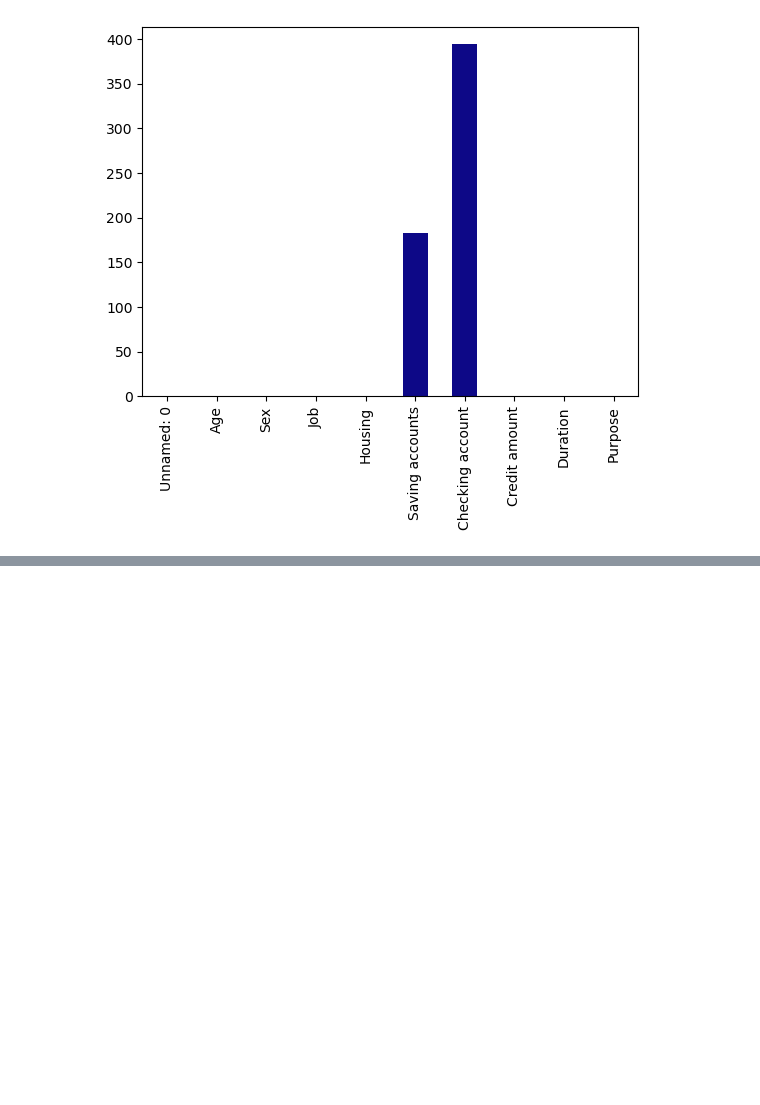
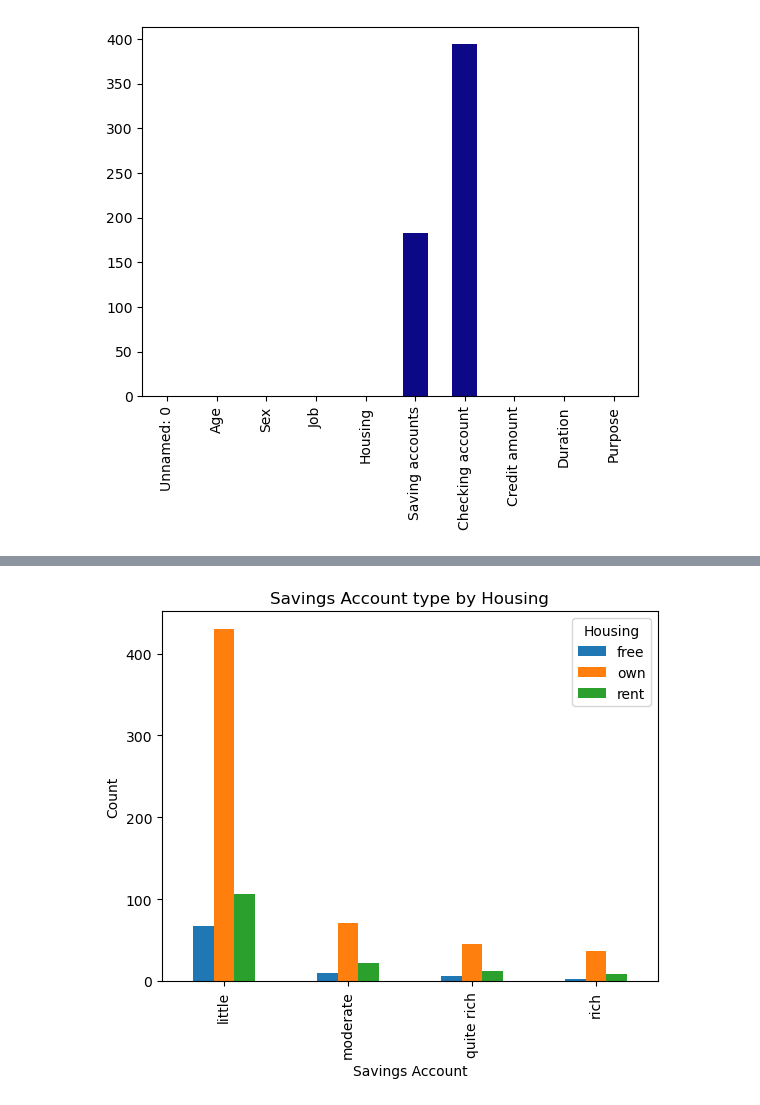
Before and after one commit to itsmearafik/Credit-Risk-Segmentation-Finance-, a Jupyter notebook: notebooks/app.ipynb, the cells around one changed output, grey strips where cells are left out. Saved outputs shown, nothing was run; the diff lists cells and outputs as text; code cells hidden in the pictures; blank space fills up the shorter version.

```diff
--- a/notebooks/app.ipynb
+++ b/notebooks/app.ipynb
@@ -101,0 +142,11 @@ sex_counts = german_eda
+# %%
+# saving account vs house
+savings_house = german_eda.groupby(['Saving accounts', 'Housing']).size().unstack()
+# %%
+savings_house.plot(kind='bar')
+plt.title('Savings Account type by Housing')
+plt.xlabel('Savings Account')
+plt.ylabel('Count')
+plt.show()
+# %% [output]
+[figure, added]
```
Also changed, not shown: parts of 16 cells of this notebook.
